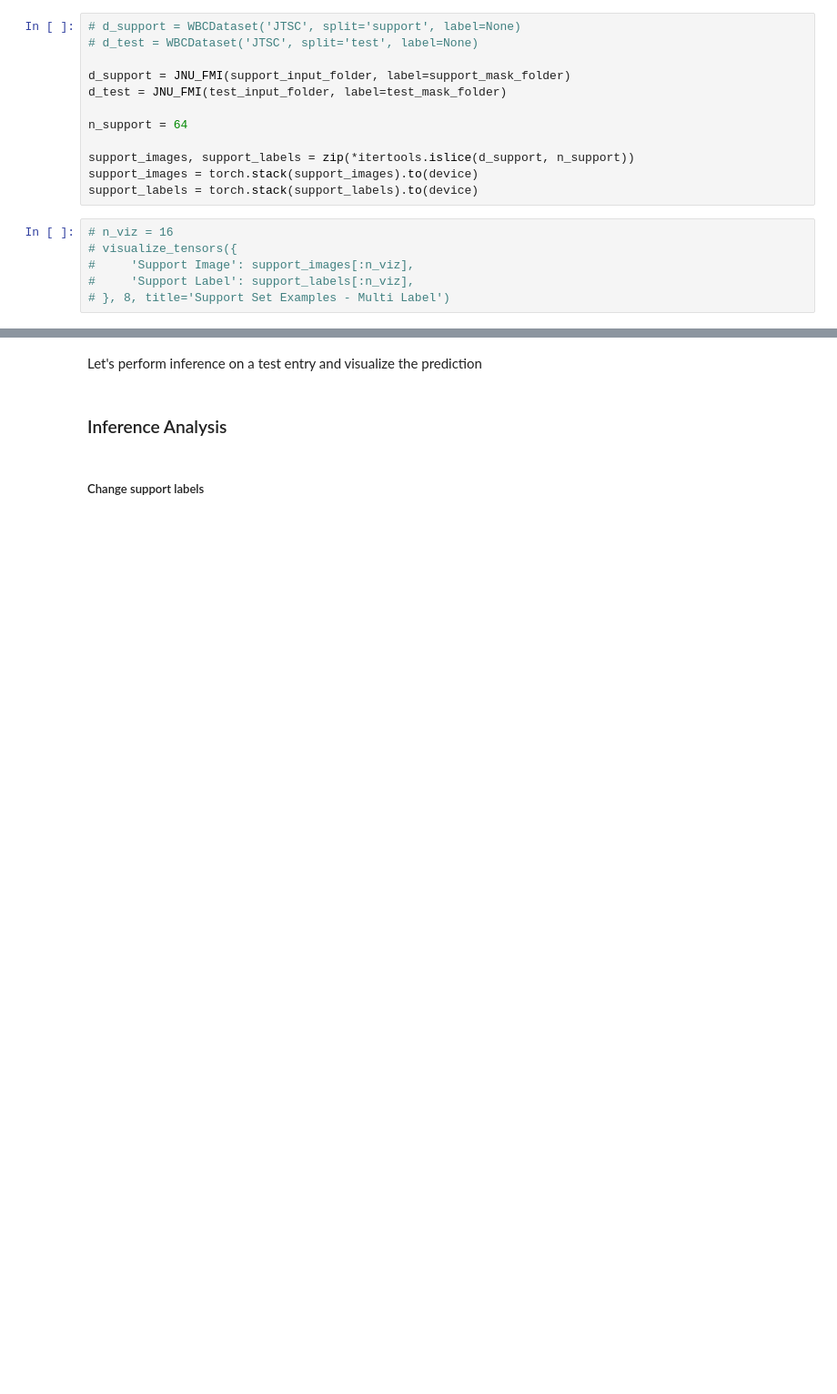
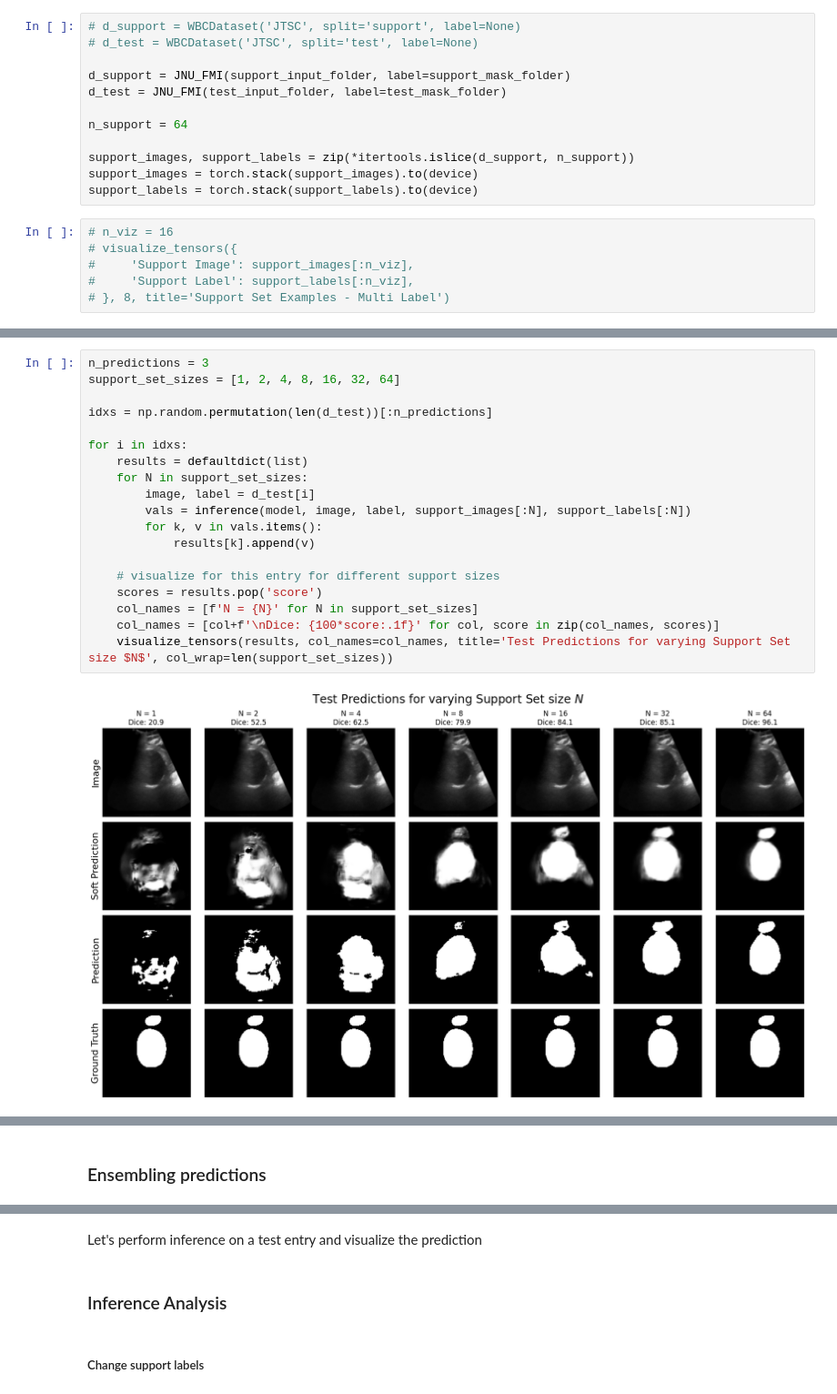
Before and after one commit to cc1528/UniverSeg-eda, a Jupyter notebook: UniverSeg-main/universeg/inference_analysis - Copy.ipynb, the cells around one changed output, grey strips where cells are left out. Shown at 91% size. Cells and saved outputs as stored; diff of their text form; blank space fills up the shorter version.

```diff
--- a/UniverSeg-main/universeg/inference_analysis - Copy.ipynb
+++ b/UniverSeg-main/universeg/inference_analysis - Copy.ipynb
@@ -748,0 +494,21 @@ visualize_tensors({
+# %%
+n_predictions = 3
+support_set_sizes = [1, 2, 4, 8, 16, 32, 64]
+
+idxs = np.random.permutation(len(d_test))[:n_predictions]
+
+for i in idxs:
+    results = defaultdict(list)
+    for N in support_set_sizes:
+        image, label = d_test[i]
+        vals = inference(model, image, label, support_images[:N], support_labels[:N])
+        for k, v in vals.items():
+            results[k].append(v)
+
+    # visualize for this entry for different support sizes
+    scores = results.pop('score')
+    col_names = [f'N = {N}' for N in support_set_sizes]
+    col_names = [col+f'\nDice: {100*score:.1f}' for col, score in zip(col_names, scores)]
+    visualize_tensors(results, col_names=col_names, title='Test Predictions for varying Support Set size $N$', col_wrap=len(support_set_sizes))
+# %% [output]
+[figure, added]
@@ -748,0 +517,2 @@ visualize_tensors({
+# %% [markdown]
+### Ensembling predictions
```
Also changed, not shown: parts of 33 cells of this notebook, 1 other file.
